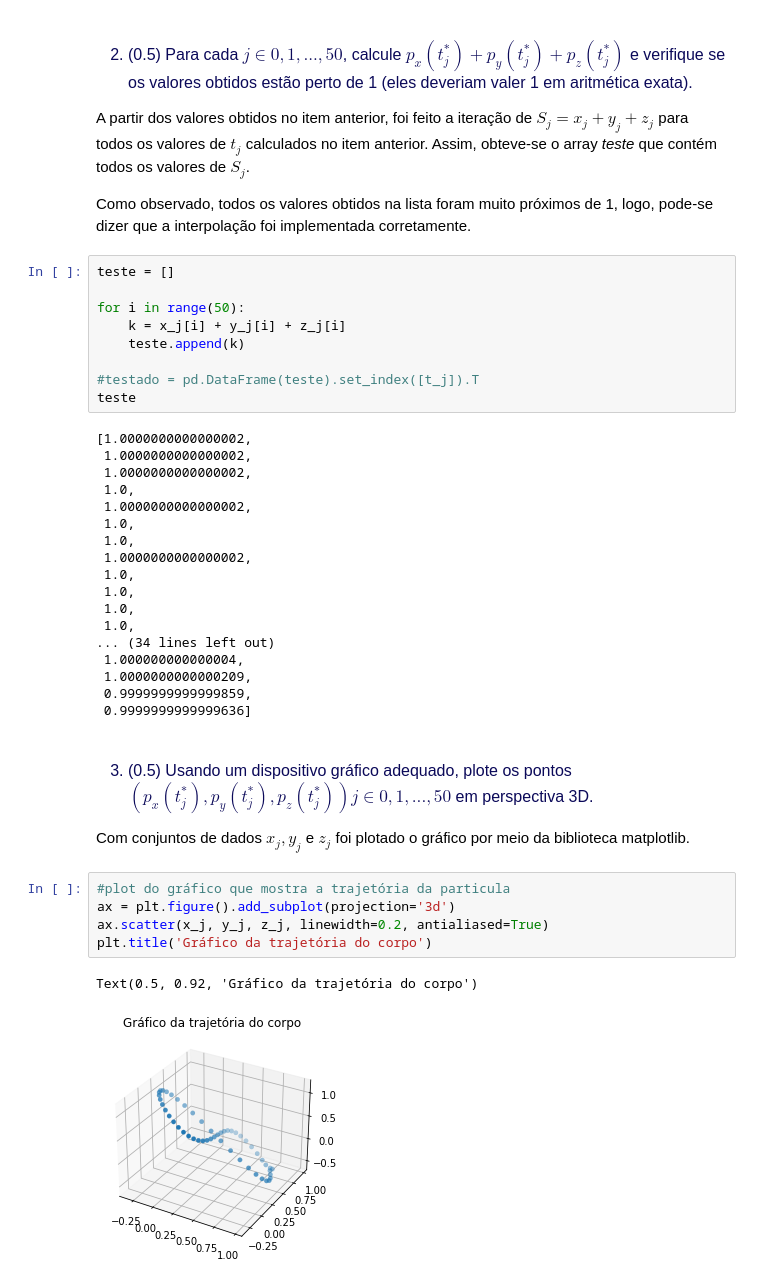
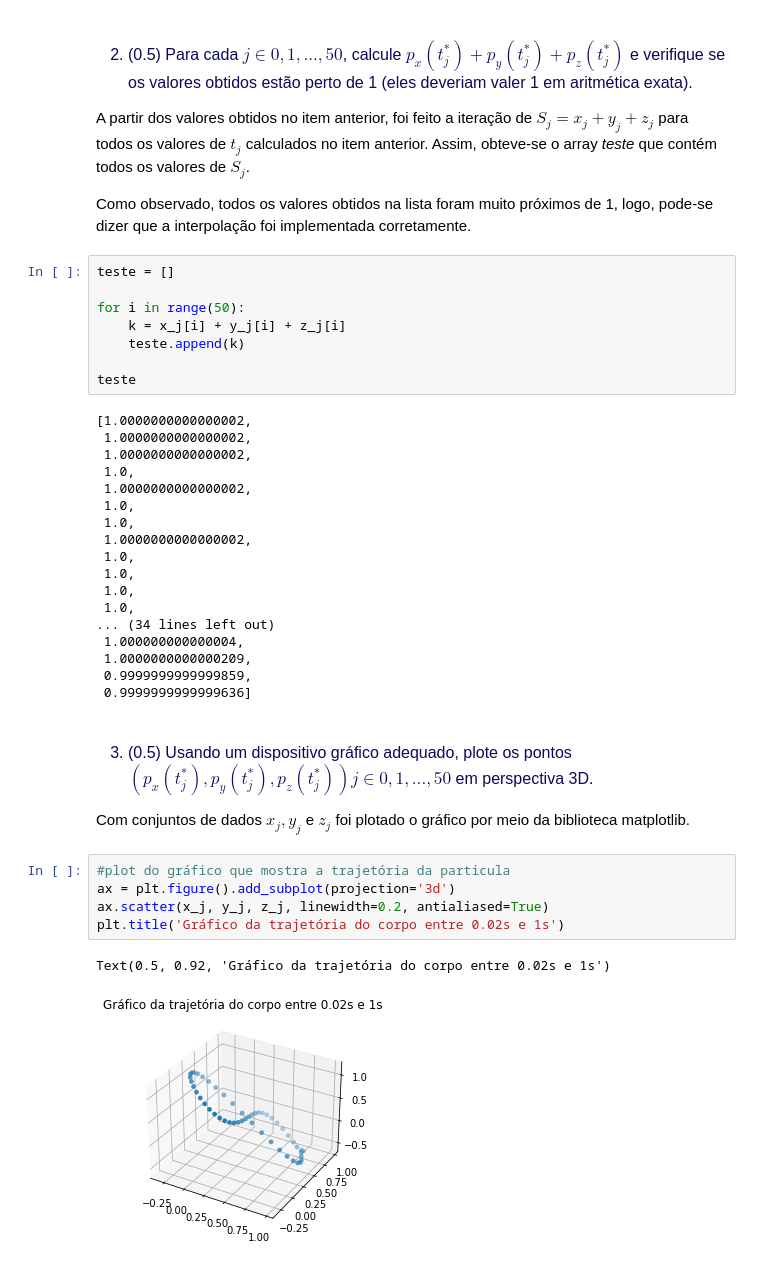
Before and after one commit to acmurilo/2021.2_calc_num, a Jupyter notebook: lista_2/exercicio_2.ipynb, the cells around one changed output. Cells and saved outputs as stored; diff of their text form.

```diff
--- a/lista_2/exercicio_2.ipynb
+++ b/lista_2/exercicio_2.ipynb
@@ -157,7 +156,6 @@ for i in range(50):
     k = x_j[i] + y_j[i] + z_j[i]
     teste.append(k)
 
-#testado = pd.DataFrame(teste).set_index([t_j]).T
 teste
 # %% [output]
 [1.0000000000000002,
@@ -188,8 +186,8 @@ Com conjuntos de dados $x_j, y_j$ e $z_j$ foi plotado o gráfico por meio da bib
 # %%
 #plot do gráfico que mostra a trajetória da particula
 ax = plt.figure().add_subplot(projection='3d')
 ax.scatter(x_j, y_j, z_j, linewidth=0.2, antialiased=True)
-plt.title('Gráfico da trajetória do corpo')
+plt.title('Gráfico da trajetória do corpo entre 0.02s e 1s')
 # %% [output]
-Text(0.5, 0.92, 'Gráfico da trajetória do corpo')
+Text(0.5, 0.92, 'Gráfico da trajetória do corpo entre 0.02s e 1s')
-[figure, old version]
+[figure, new version]
```
Also changed, not shown: parts of 2 cells of this notebook.
